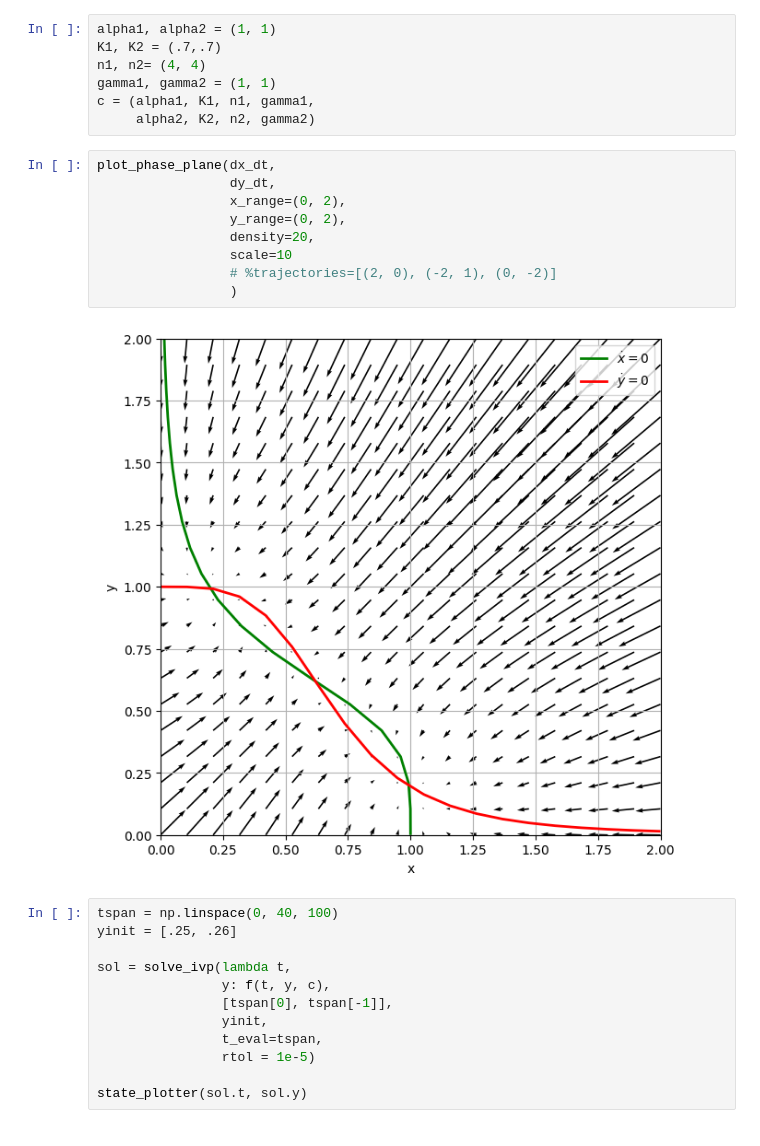
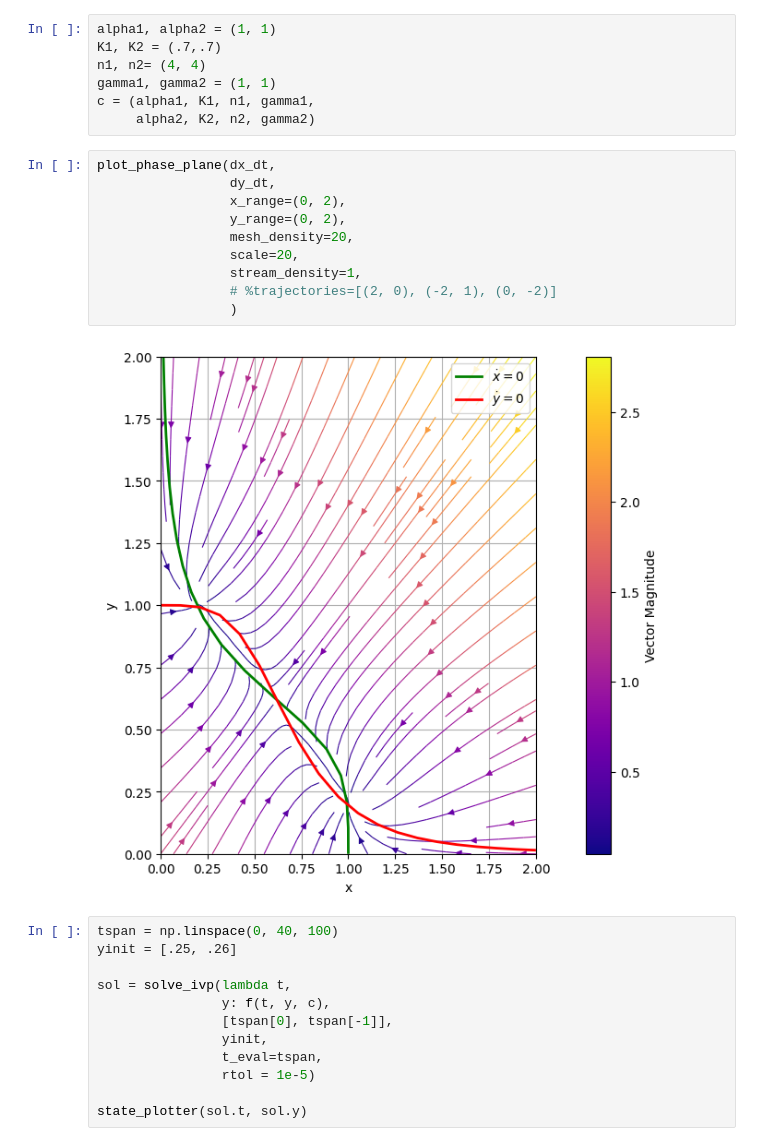
Before and after one commit to rrtucci/ode_to_odes, a Jupyter notebook: jupyter_notebooks/genetic-toggle-switch.ipynb, the cells around one changed output. Saved outputs shown, nothing was run; the diff lists cells and outputs as text.

```diff
--- a/jupyter_notebooks/genetic-toggle-switch.ipynb
+++ b/jupyter_notebooks/genetic-toggle-switch.ipynb
@@ -73,14 +74,15 @@ c = (alpha1, K1, n1, gamma1,
 # %%
 plot_phase_plane(dx_dt,
                  dy_dt,
                  x_range=(0, 2),
                  y_range=(0, 2),
-                 density=20,
-                 scale=10
+                 mesh_density=20,
+                 scale=20,
+                 stream_density=1,
                  # %trajectories=[(2, 0), (-2, 1), (0, -2)]
                  )
 # %% [output]
-[figure, old version]
+[figure, new version]
 # %%
 tspan = np.linspace(0, 40, 100)
 yinit = [.25, .26]
```
Also changed, not shown: parts of 1 cell of this notebook, 6 other files.
